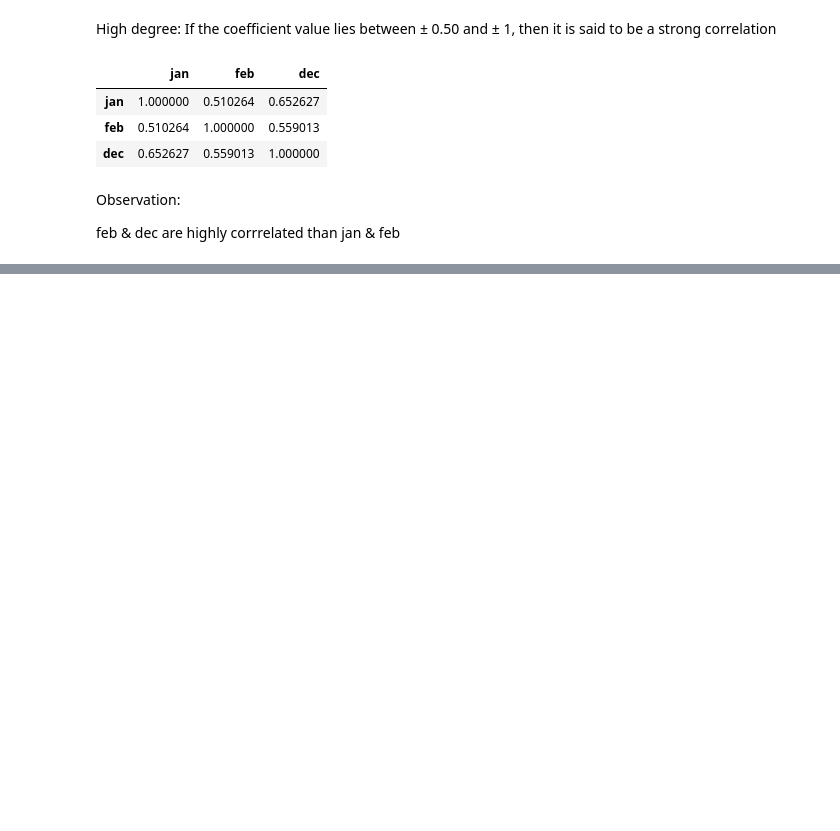
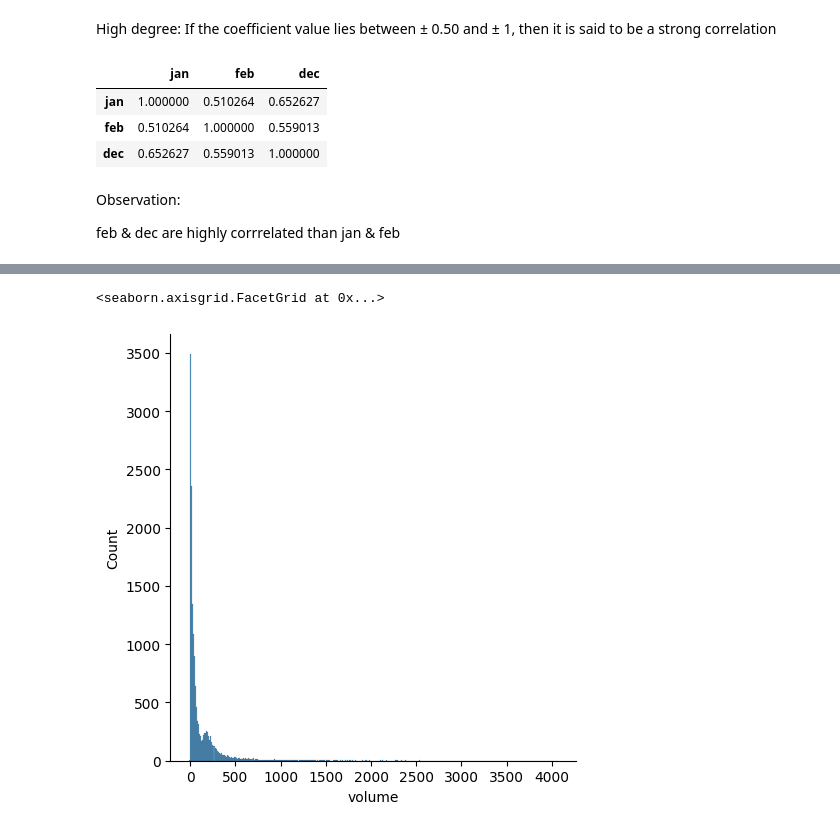
Before and after one commit to BRIJNANDA1979/Climate-Water-Supply-Forecast-Rodeo, a Jupyter notebook: Version_1_Seasonal_Analysis_of_Water_Supply_Forecast_Rodeo_project.ipynb, the cells around one changed output, grey strips where cells are left out. Saved outputs shown, nothing was run; the diff lists cells and outputs as text; code cells hidden in the pictures; blank space fills up the shorter version.

```diff
--- a/Version_1_Seasonal_Analysis_of_Water_Supply_Forecast_Rodeo_project.ipynb
+++ b/Version_1_Seasonal_Analysis_of_Water_Supply_Forecast_Rodeo_project.ipynb
@@ -611,0 +756,5 @@ Observation:
+# %%
+sns.displot(df['volume'])
+# %% [output]
+<seaborn.axisgrid.FacetGrid at 0x...>
+[figure, added]
```
Also changed, not shown: parts of 14 cells of this notebook.
